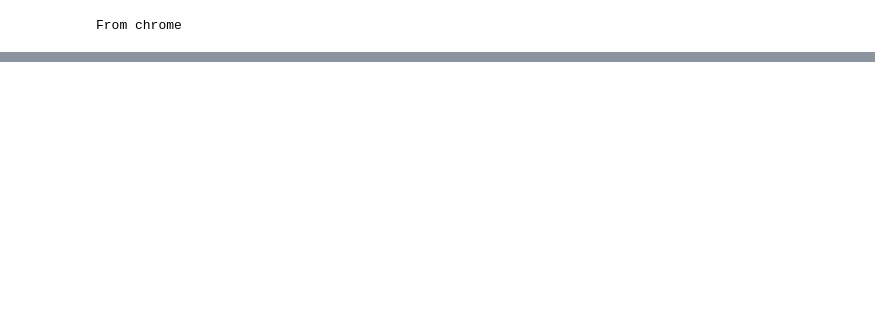
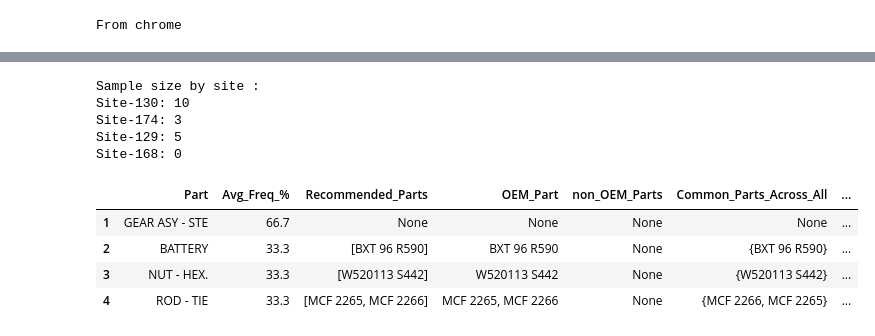
Before and after one commit to MeliPax/SPG, a Jupyter notebook: research/maximus_part_recomendation.ipynb, the cells around one changed output, grey strips where cells are left out. Cells and saved outputs as stored; diff of their text form; code cells hidden in the pictures; blank space fills up the shorter version.

```diff
--- a/research/maximus_part_recomendation.ipynb
+++ b/research/maximus_part_recomendation.ipynb
@@ -3158,21 +2685,32 @@ compare_recommended_partLists_side_by_side(data)
 # %%
+
 key_wrd = key_wrds[1]
 results130_power_str = execute_model_trim_filter(request_tbl_df = request_tbl_130, search_key_words = key_wrd, parts_line_df = partslines_tbl_130, groups=groups, vehTrim= vehTrim)
 results172_power_str = execute_model_trim_filter(request_tbl_df = request_tbl_172, search_key_words = key_wrd, parts_line_df = partslines_tbl_172, groups=groups, vehTrim= vehTrim)
-results114_power_str = execute_model_trim_filter(request_tbl_df = request_tbl_114, search_key_words = key_wrd, parts_line_df = partslines_tbl_114, groups=groups, vehTrim= vehTrim)
+# results114_power_str = execute_model_trim_filter(request_tbl_df = request_tbl_114, search_key_words = key_wrd, parts_line_df = partslines_tbl_114, groups=groups, vehTrim= vehTrim)
 results129_power_str = execute_model_trim_filter(request_tbl_df = request_tbl_129, search_key_words = key_wrd, parts_line_df = partslines_tbl_129, groups=groups, vehTrim= vehTrim)
 results168_power_str = execute_model_trim_filter(request_tbl_df = request_tbl_168, search_key_words = key_wrd, parts_line_df = partslines_tbl_168, groups=groups, vehTrim= vehTrim)
 
 data = {
     "130": results130_power_str,
     "174": results172_power_str,
-    "114": results114_power_str,
     "129": results129_power_str,
     "168": results168_power_str
 }
 
 
 compare_recommended_partLists_side_by_side(data)
+# %% [output]
+Sample size by site :
+Site-130: 10
+Site-174: 3
+Site-129: 5
+Site-168: 0
+|  | Part | Avg_Freq_% | Recommended_Parts | OEM_Part | non_OEM_Parts | Common_Parts_Across_All | ... |
+| 1 | GEAR ASY - STE | 66.7 | None | None | None | None | ... |
+| 2 | BATTERY | 33.3 | [BXT 96 R590] | BXT 96 R590 | None | {BXT 96 R590} | ... |
+| 3 | NUT - HEX. | 33.3 | [W520113 S442] | W520113 S442 | None | {W520113 S442} | ... |
+| 4 | ROD - TIE | 33.3 | [MCF 2265, MCF 2266] | MCF 2265, MCF 2266 | None | {MCF 2266, MCF 2265} | ... |
 # %%
 
 key_wrd = key_wrds[2]
```
Also changed, not shown: parts of 30 cells of this notebook, 16 other files.
